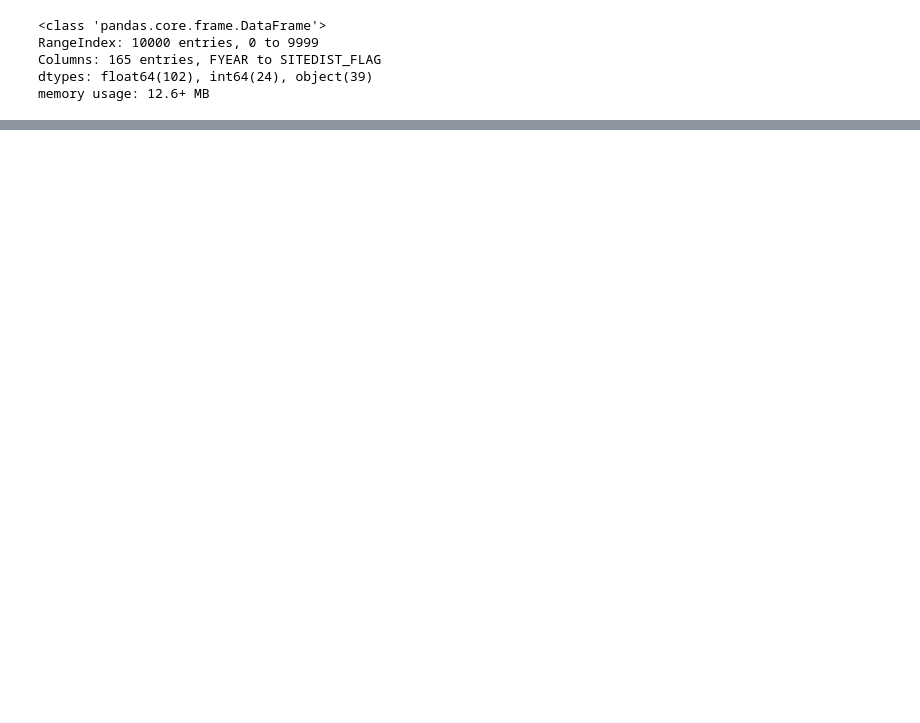
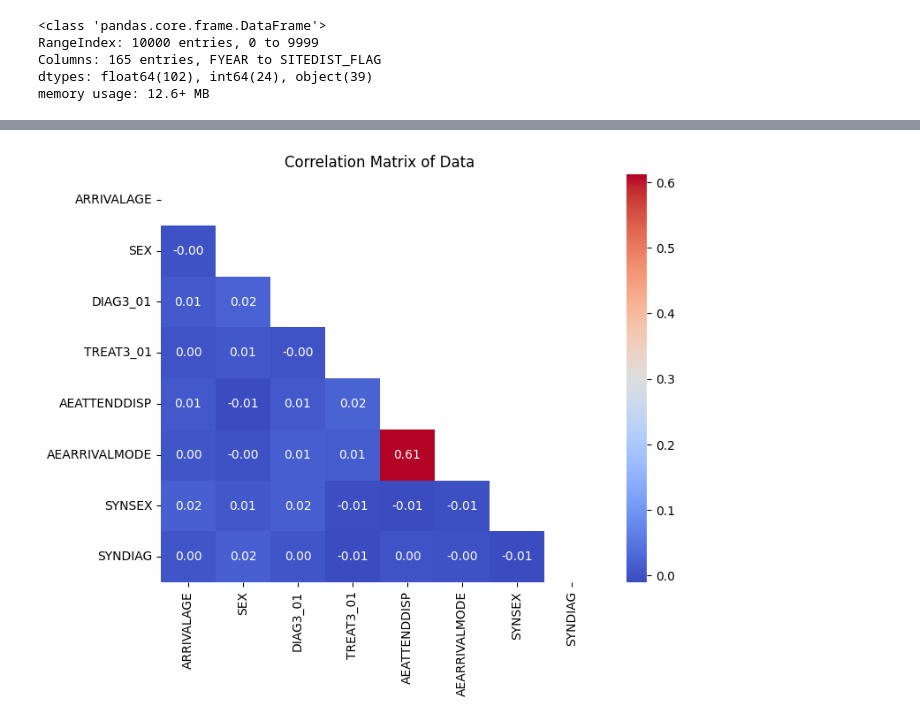
Before and after one commit to AshAninze/synthetic-data-rough-note, a Jupyter notebook: scripts/testdata.ipynb, the cells around one changed output, grey strips where cells are left out. Cells and saved outputs as stored; diff of their text form; code cells hidden in the pictures; blank space fills up the shorter version.

```diff
--- a/scripts/testdata.ipynb
+++ b/scripts/testdata.ipynb
@@ -111,10 +65,0 @@ dtype: int64
-# %%
-# Create a crosstab to get counts of each outcome for each diagnosis
-# This calculates the probability of it occurring
-disposal_counts = pd.crosstab(rel_data['DIAG3_01'], rel_data['AEATTENDDISP'])
-
-# Divides the counts by the total counts for each diagnosis to get probabilities
-# This gives the probability of each disposal outcome given a diagnosis
-prob_table = disposal_counts.div(disposal_counts.sum(axis=1), axis=0) # This makes the data into a contingency table, which displays multivariate relationships
-
-prob_table.head()
@@ -149,0 +194,15 @@ def inject_rel(row, prob_table):
+# %%
+label_encoders = {}
+for column in synthetic.columns:
+    le = LabelEncoder()
+    synthetic[column] = le.fit_transform(synthetic[column].astype(str))
+    label_encoders[column] = le
+
+correlation_matrix = synthetic.corr(numeric_only=True)
+mask = np.triu(np.ones_like(correlation_matrix, dtype=bool))
+plt.figure(figsize=(8, 6))
+sns.heatmap(correlation_matrix, annot=True, cmap='coolwarm', fmt=".2f", mask=mask)
+plt.title('Correlation Matrix of Data')
+plt.show()
+# %% [output]
+[figure, added]
```
Also changed, not shown: parts of 13 cells of this notebook.
